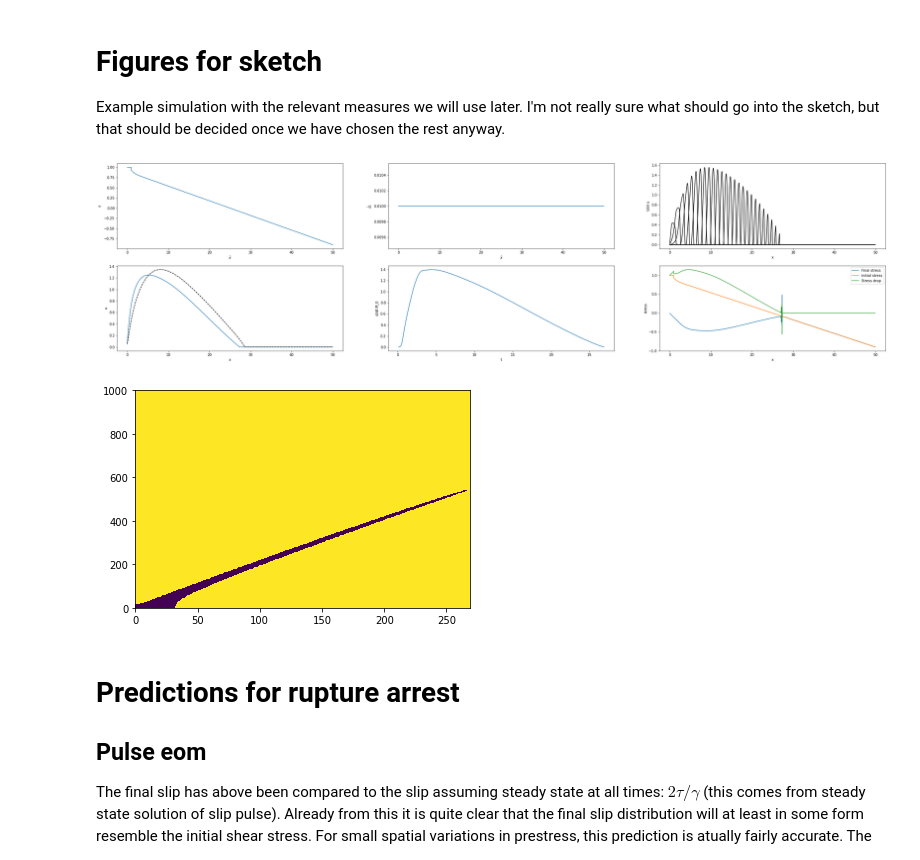
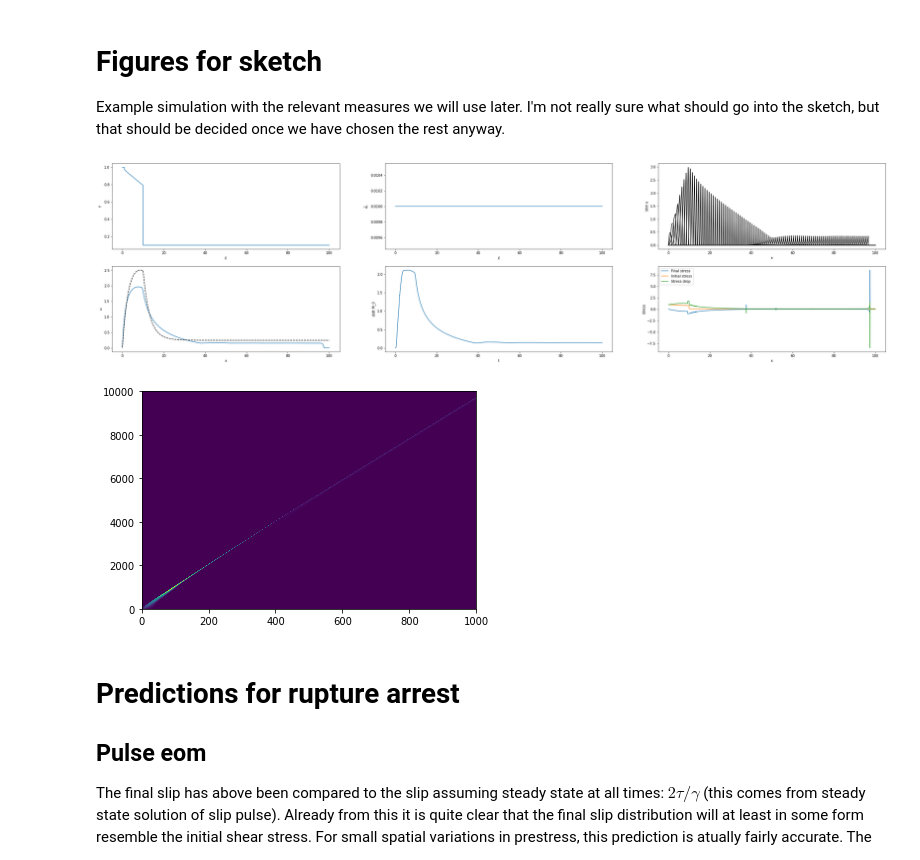
Before and after one commit to kjetilthogersen/1D-rupture, a Jupyter notebook: pulsePaper.ipynb, the cells around one changed output. Saved outputs shown, nothing was run; the diff lists cells and outputs as text; code cells hidden in the pictures.

```diff
--- a/pulsePaper.ipynb
+++ b/pulsePaper.ipynb
@@ -42,9 +44,11 @@ def PulsePrediction(startPos,u,x,tau,gamma,dc=0):
 
         #Fracture energy mod:
         if u_pred[i-1]<dc[i-1]:
-            u_pred[i] = u_pred[i] - (1 - .5*(1-u_pred[i-1]/(2*dc[i-1])))*dx
+            u_pred[i] = u_pred[i] - (1-u_pred[i-1]/(2*dc[i-1]))*dx
         else:
             u_pred[i] = u_pred[i] - .5*dc[i-1]/(u_pred[i-1])*dx
+
+
 
 #        if u_pred[i-1]<dc[i-1]:
 #            u_pred[i] = u_pred[i] - (1 - .5*(1-u_pred[i-1]/(2*dc[i-1])))*dx
@@ -76,12 +108,13 @@ def seismicMoment(data):
 Example simulation with the relevant measures we will use later. I'm not really sure what should go into the sketch, but that should be decided once we have chosen the rest anyway.
 # %%
 # Set up and plot prestress distribution
-x = np.linspace(0,50,1000)
-tau = gauss(x,0,1)*.1+.9 - (2*x)/np.max(x)*.9
+x = np.linspace(0,100,10000)
+tau = gauss(x,0,1)*.01+.99 - (2*x)/np.max(x)*.99
 
 #tau = gauss(x,0,20)*5-4
 tau = tau/np.max(tau) # Make sure tau reaches 1, which is needed for t
 tau[x<1]=1
+tau[x>10]=.1
 
 # Set up fracture energy distribution (through dc)
 dc = np.ones(np.size(tau))
@@ -97,9 +130,9 @@ data = run.run_continuum(x = x,
                          tau_minus = tau+2,
                          dt = 1e-3,
                          output_interval = 100,
-                         gamma = 0.9,
-                         tmax = 50,
-                         beta = 1e-2,
+                         gamma = 0.65,
+                         tmax = 100,
+                         beta = 1e-3,
                          bc='fixed',
                          frictionLaw = SlipWeakeningFrictionLaw(dc=dc,delta_u = np.zeros(np.size(x))))
 # %%
@@ -132,36 +165,36 @@ u_pred = PulsePrediction(startPos = 0, u = data['u'], x = data['x'],tau = data['
 plt.plot(data['x'],u_pred,'--k')
 
 
 
 # Moment rate:
 M = seismicMoment(data)
 plt.subplot(2,3,5)
 plt.plot(data['t'],M['M_rate'])
 plt.ylabel('d/dt M_0')
 plt.xlabel('t')
 
 
 # Stress drop:
 plt.subplot(2,3,6)
 plt.plot(data['x'],data['a'][:,-1],label='Final stress')
 plt.plot(data['x'],data['tau'],label='Initial stress')
 plt.plot(data['x'],data['tau']-data['a'][:,-1], label='Stress drop')
 plt.ylabel('stress')
 plt.xlabel('x')
 plt.legend()
 
 
 
 
 
 
 plt.show()
 
-plt.pcolor(data['stuck'])
+plt.pcolor(data['v'])
 plt.show()
 # %% [output]
-[figure, old version]
+[figure, new version]
-[figure, old version]
+[figure, new version]
 # %% [markdown]
 # Predictions for rupture arrest
 
```
Also changed, not shown: parts of 28 cells of this notebook, 6 other files.
